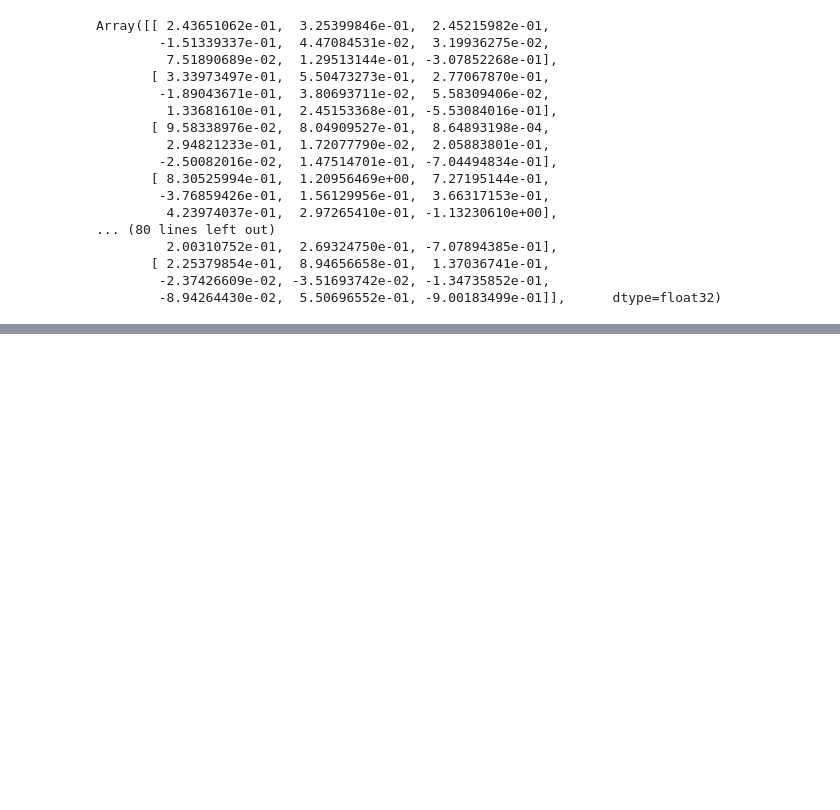
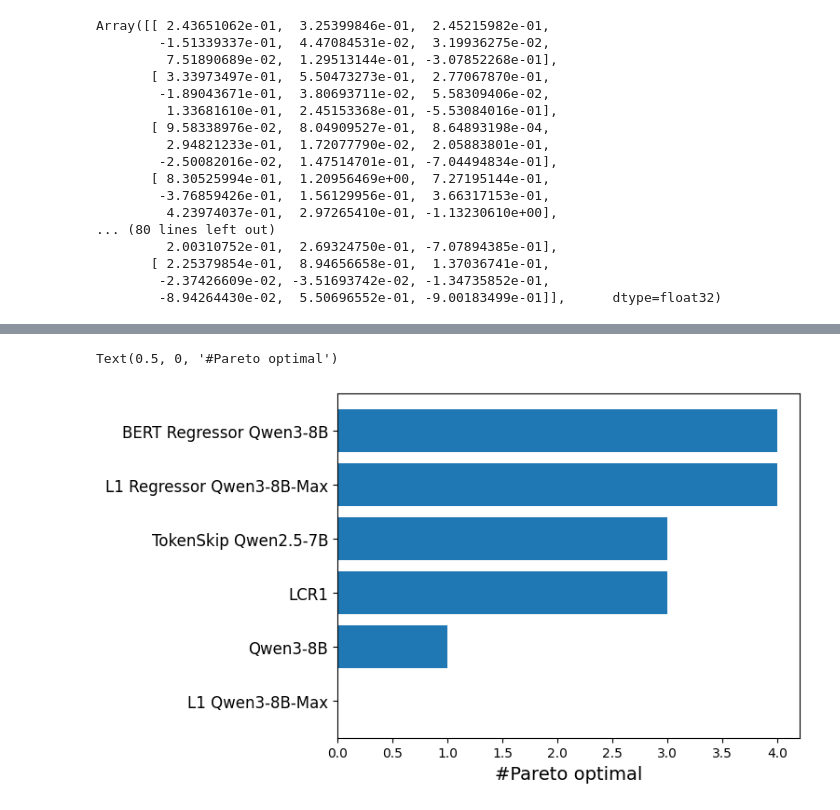
Before and after one commit to viktorvesely/liquid, a Jupyter notebook: liquid_jax/testing.ipynb, the cells around one changed output, grey strips where cells are left out. Saved outputs shown, nothing was run; the diff lists cells and outputs as text; code cells hidden in the pictures; blank space fills up the shorter version.

```diff
--- a/liquid_jax/testing.ipynb
+++ b/liquid_jax/testing.ipynb
@@ -109,0 +292,25 @@ Array([[ 2.43651062e-01,  3.25399846e-01,  2.45215982e-01,
+# %%
+import numpy as np
+
+x = []
+y = []
+
+for m, p in par.items():
+    x.append(m)
+    y.append(p)
+
+x = np.array(x)
+y = np.array(y)
+
+si = np.argsort(y)
+x = x[si]
+y = y[si]
+
+fig, ax = plt.subplots()
+
+ax.barh(np.arange(len(x)), y)
+ax.set_yticks(np.arange(len(x)), x, rotation=0, fontsize=12)
+ax.set_xlabel("#Pareto optimal", fontsize=14)
+# %% [output]
+Text(0.5, 0, '#Pareto optimal')
+[figure, added]
```
Also changed, not shown: parts of 6 cells of this notebook, 3 other files.
